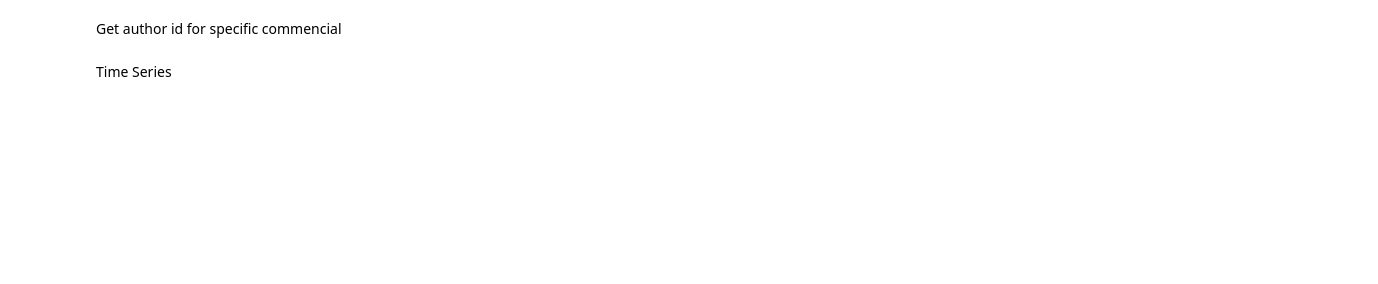
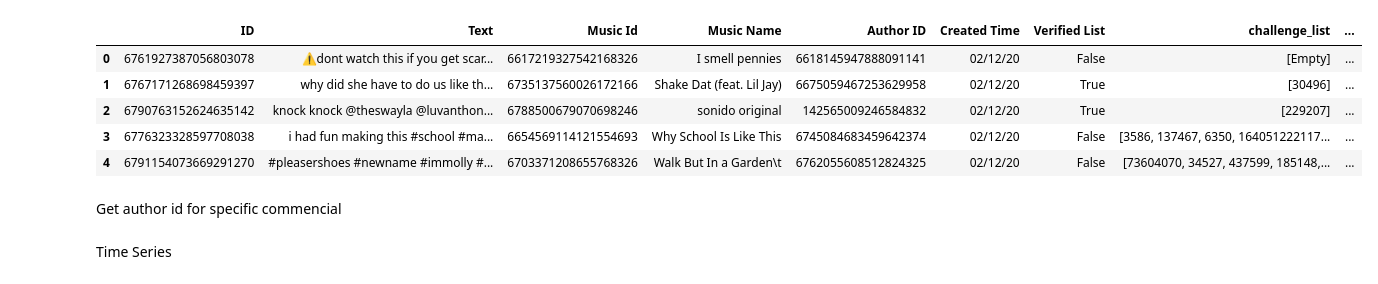
Before and after one commit to mhaiskarshridhar/TikTok_Analysis, a Jupyter notebook: TikTok_Analysis.ipynb, the cells around one changed output. Cells and saved outputs as stored; diff of their text form; code cells hidden in the pictures; blank space fills up the shorter version.

```diff
--- a/TikTok_Analysis.ipynb
+++ b/TikTok_Analysis.ipynb
@@ -116,7 +117,14 @@ df_final=pd.DataFrame(list(zip(id_list,text_list,Music_id_list,Music_name_list,A
                                 'challenge_list_Name','Sharecount List','Final Share Count','Diggcount List','Final Digg Count',
                                 'Commentcount List','Final Comment Count','Scrape_time List','weekday_list','Bin Time','Playcount List','Final Play Count'])
 # %%
-df_final
+df_final.head()
+# %% [output]
+|  | ID | Text | Music Id | Music Name | Author ID | Created Time | Verified List | challenge_list | ... |
+| 0 | 6761927387056803078 | ⚠️dont watch this if you get scar... | 6617219327542168326 | I smell pennies | 6618145947888091141 | 02/12/20 | False | [Empty] | ... |
+| 1 | 6767171268698459397 | why did she have to do us like th... | 6735137560026172166 | Shake Dat (feat. Lil Jay) | 6675059467253629958 | 02/12/20 | True | [30496] | ... |
+| 2 | 6790763152624635142 | knock knock @theswayla @luvanthon... | 6788500679070698246 | sonido original | 142565009246584832 | 02/12/20 | True | [229207] | ... |
+| 3 | 6776323328597708038 | i had fun making this #school #ma... | 6654569114121554693 | Why School Is Like This | 6745084683459642374 | 02/12/20 | False | [3586, 137467, 6350, 164051222117... | ... |
+| 4 | 6791154073669291270 | #pleasershoes #newname #immolly #... | 6703371208655768326 | Walk But In a Garden\t | 6762055608512824325 | 02/12/20 | False | [73604070, 34527, 437599, 185148,... | ... |
 # %% [markdown]
 Get author id for specific commencial
 # %%
```
Also changed, not shown: parts of 6 cells of this notebook.
